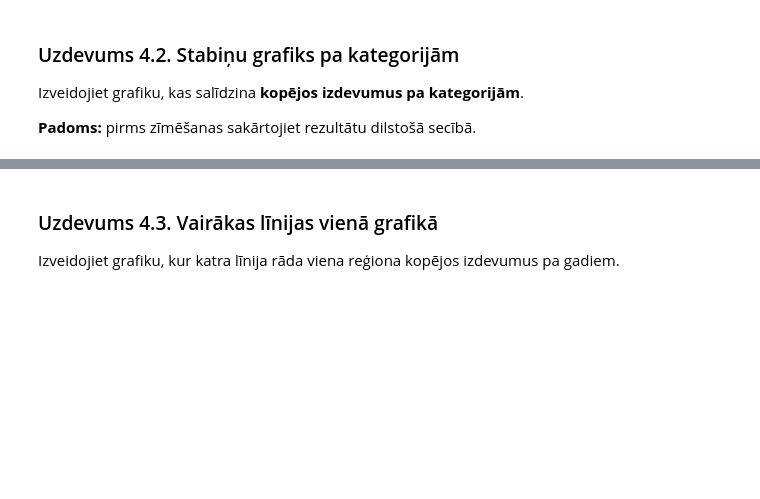
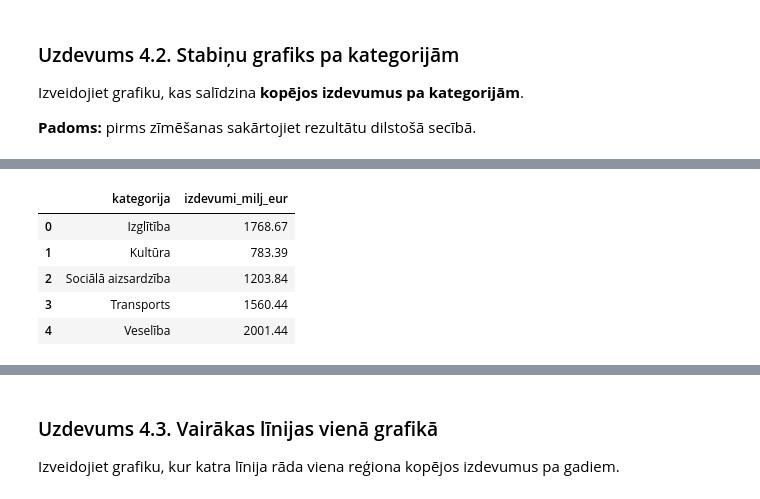
Before and after one commit to ValRCS/RTU_Digitalas_Prasmes_Excel_VBA_Python, a Jupyter notebook: notebooks/python_vizualizacija_student_lv.ipynb, the cells around one changed output, grey strips where cells are left out. Saved outputs shown, nothing was run; the diff lists cells and outputs as text; code cells hidden in the pictures; blank space fills up the shorter version.

```diff
--- a/notebooks/python_vizualizacija_student_lv.ipynb
+++ b/notebooks/python_vizualizacija_student_lv.ipynb
@@ -237,8 +257,14 @@ Izveidojiet grafiku, kas salīdzina **kopējos izdevumus pa kategorijām**.
 # %%
 # TODO:
 # 1. Grupējiet datus pēc kategorijas
 # 2. Saskaitiet izdevumus
-# 3. Sakārtojiet rezultātu
-# 4. Uzzīmējiet bar chart
-
-# Jūsu kods šeit
+izdevumi_pa_kategorijam = df.groupby("kategorija")["izdevumi_milj_eur"].sum().reset_index()
+# apskatamies šos datus
+izdevumi_pa_kategorijam.head()
+# %% [output]
+|  | kategorija | izdevumi_milj_eur |
+| 0 | Izglītība | 1768.67 |
+| 1 | Kultūra | 783.39 |
+| 2 | Sociālā aizsardzība | 1203.84 |
+| 3 | Transports | 1560.44 |
+| 4 | Veselība | 2001.44 |
```
Also changed, not shown: parts of 5 cells of this notebook, 2 other files.
